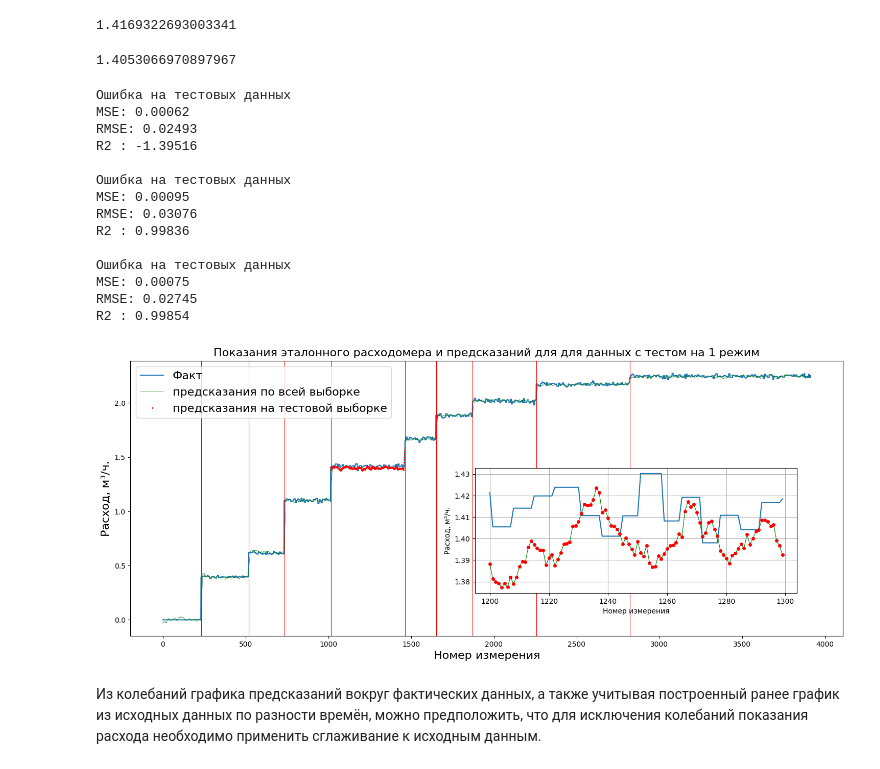
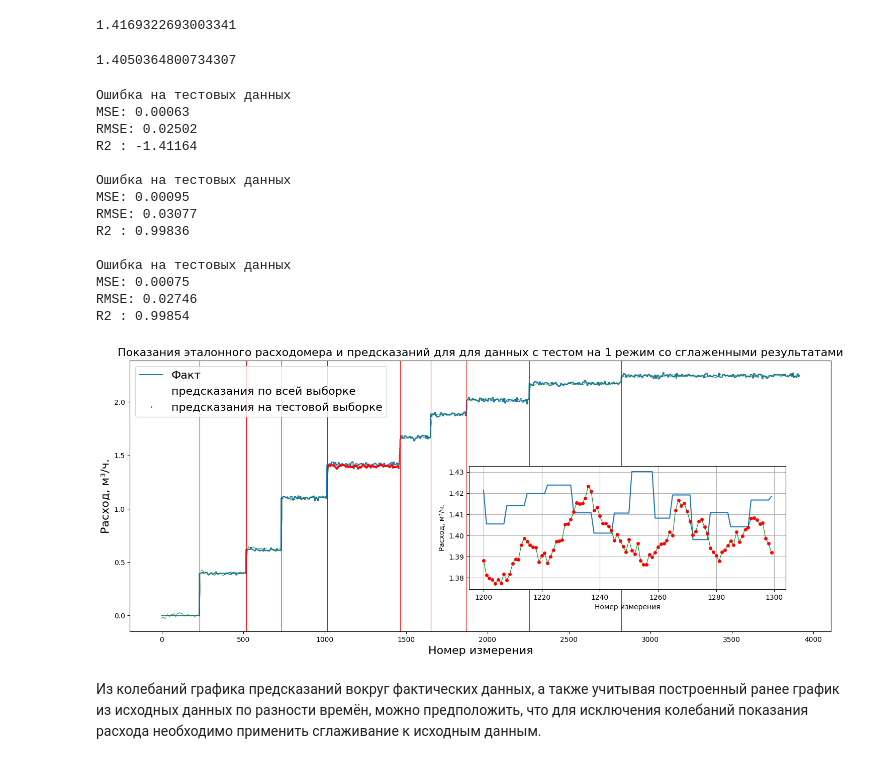
Before and after one commit to PetrGavrilin/VKR_URFU, a Jupyter notebook: VKR_part3_LinearRegression.ipynb, the cells around one changed output. Cells and saved outputs as stored; diff of their text form; code cells hidden in the pictures.

```diff
--- a/VKR_part3_LinearRegression.ipynb
+++ b/VKR_part3_LinearRegression.ipynb
@@ -72,3 +66,5 @@ scores
+# %%
+LM = RidgeCV(alphas=[1e-3, 1e-2, 1e-1, 1, 10])
 # %%
 # Обучение модели и вывод метрик
 LM.fit(X_train, y_train)
@@ -157,3 +153,5 @@ scores
+# %%
+LM = Ridge()
 # %%
 # Обучение модели и вывод метрик
 LM.fit(X_train, y_train)
@@ -191,7 +189,7 @@ Y[1015:1464].sum()/(1464-1015)
 # %%
 y_predict_all[1015:1464].sum()/(1464-1015)
 # %% [output]
-1.4053066970897967
+1.4050364800734307
 # %%
 y_rolling_all = bn.move_mean(y_predict_all, window=12, min_count=1)
 y_rolling_train = bn.move_mean(y_predict_tr, window=12, min_count=1)
@@ -204,23 +202,23 @@ print()
 print_scores(Y, y_rolling_all, True)
 # %% [output]
 Ошибка на тестовых данных
-MSE: 0.00062
-RMSE: 0.02493
-R2 : -1.39516
+MSE: 0.00063
+RMSE: 0.02502
+R2 : -1.41164
 
 Ошибка на тестовых данных
 MSE: 0.00095
-RMSE: 0.03076
+RMSE: 0.03077
 R2 : 0.99836
 
 Ошибка на тестовых данных
 MSE: 0.00075
-RMSE: 0.02745
+RMSE: 0.02746
 R2 : 0.99854
 # %%
-plot_predict(Y, i_test, y_rolling_test, y_rolling_all, borders, text="для данных с тестом на 1 режим")
+plot_predict(Y, i_test, y_rolling_test, y_rolling_all, borders, text="для данных с тестом на 1 режим со сглаженными результатами")
 # %% [output]
-[figure, old version]
+[figure, new version]
 # %% [markdown]
 Из колебаний графика предсказаний вокруг фактических данных, а также учитывая построенный ранее график из исходных данных по разности времён, можно предположить, что для исключения колебаний показания расхода необходимо применить сглаживание к исходным данным.
 # %% [markdown]
```
Also changed, not shown: parts of 33 cells of this notebook.
